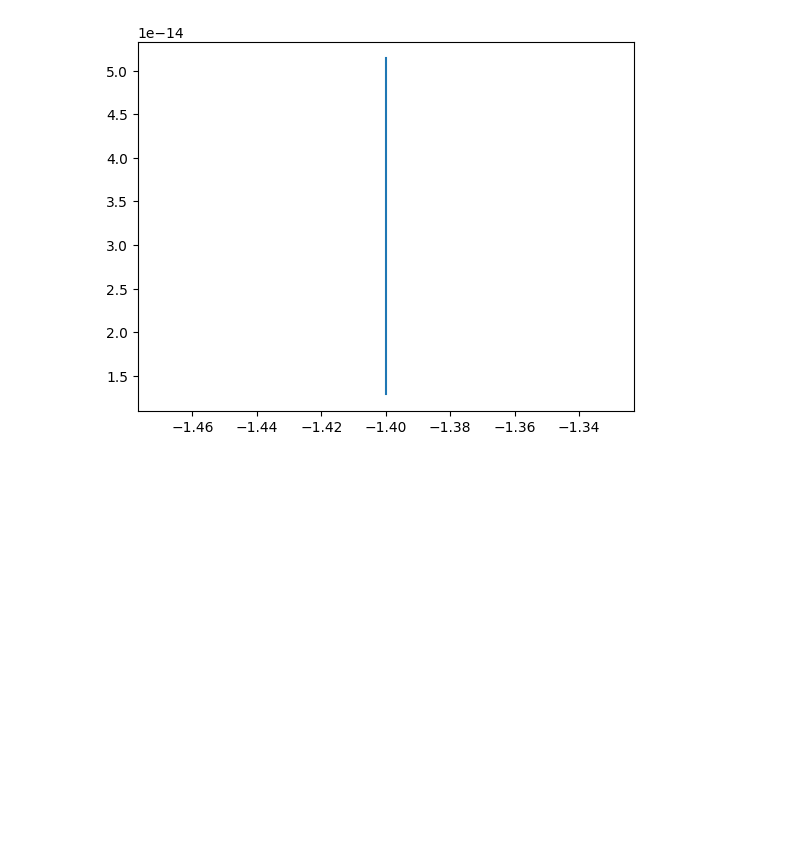
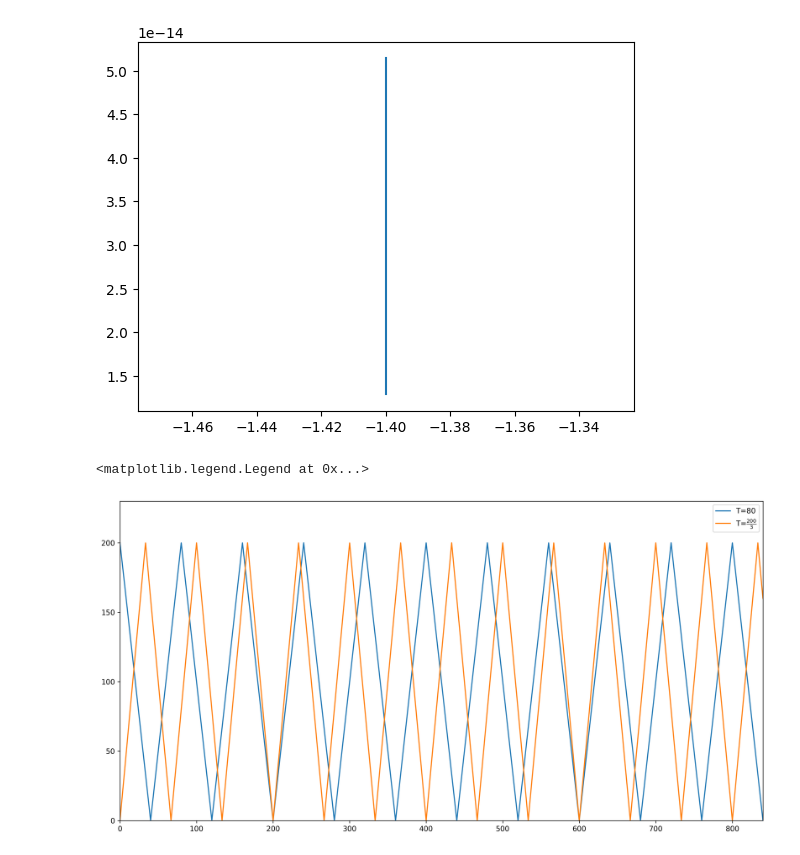
Before and after one commit to neverpartZY/Document, a Jupyter notebook: graph_fe.ipynb, the cells around one changed output. Cells and saved outputs as stored; diff of their text form; code cells hidden in the pictures; blank space fills up the shorter version.

```diff
--- a/graph_fe.ipynb
+++ b/graph_fe.ipynb
@@ -16,3 +16,33 @@ plt.plot(x,y)
 # %% [output]
 [<matplotlib.lines.Line2D at 0x...>]
 [figure]
+# %%
+x = np.linspace(0,840,20000)
+
+def y2(x):
+    if 0<x<=80:
+        y = 5 * np.abs(x-40)
+        return y
+    else:
+        a = x%80
+        y = 5 * np.abs(a-40)
+        return y
+def y1(x):
+    if x<=200/3:
+        y = -6 * np.abs(x - 100/3) +200
+        return y
+    else:
+        a = x % (200/3)
+        y = -6 * np.abs(a - 100/3) +200
+        return y
+y1 = list(map(y1,x))
+y2 = list(map(y2,x))
+fig,ax=plt.subplots(figsize=(16,8),dpi=300)
+plt.plot(x,y2,label='T=80')
+plt.plot(x,y1,label=r'T=$\frac{200}{3}$')
+ax.set_ylim(0,230)
+ax.set_xlim(0,840)
+plt.legend()
+# %% [output]
+<matplotlib.legend.Legend at 0x...>
+[figure, added]
```
Also changed, not shown: parts of 3 cells of this notebook, 3 other files.
